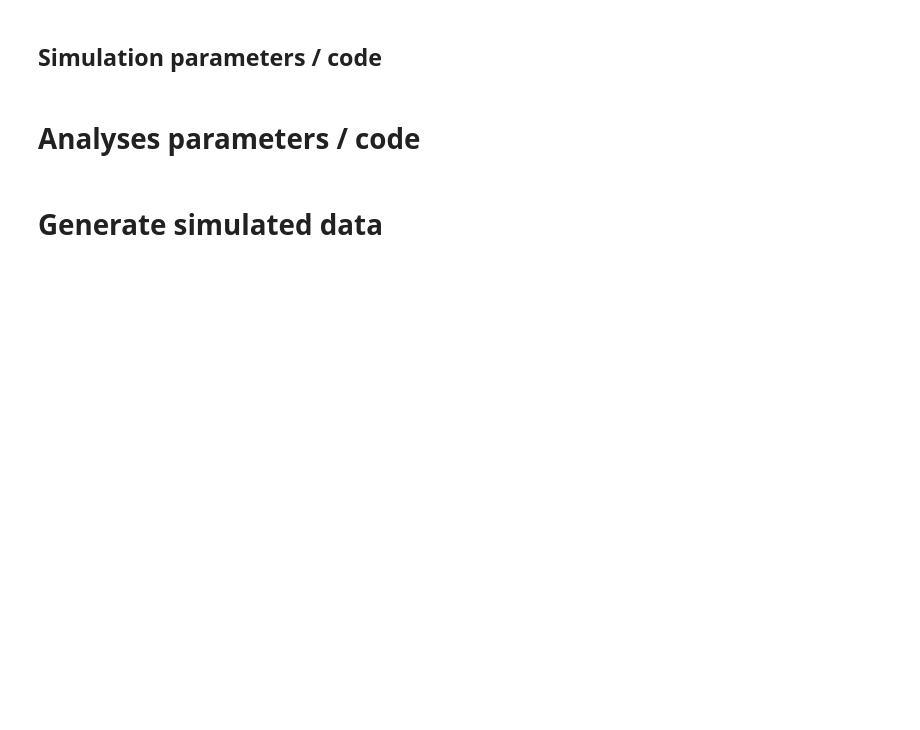
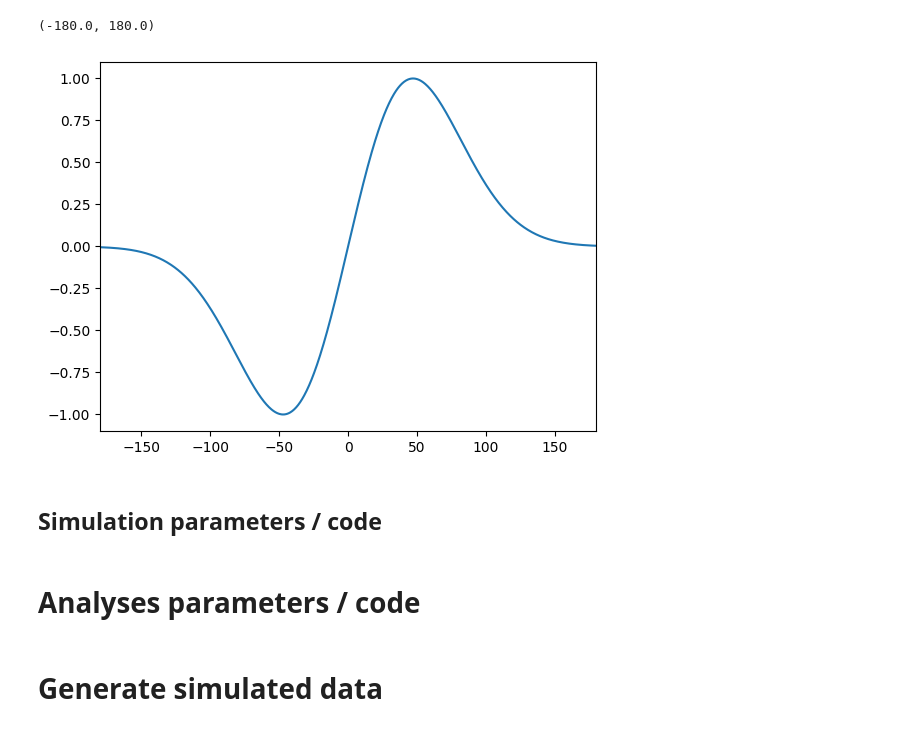
Before and after one commit to jmourabarbosa/sb_for_david, a Jupyter notebook: dd_simulations/run_sims.ipynb, the cells around one changed output. Cells and saved outputs as stored; diff of their text form; code cells hidden in the pictures; blank space fills up the shorter version.

```diff
--- a/dd_simulations/run_sims.ipynb
+++ b/dd_simulations/run_sims.ipynb
@@ -8,6 +8,20 @@ import multiprocessing
 num_cores = multiprocessing.cpu_count()
 from pickle import dump
 from astropy.stats import circmean
+# %%
+# parameters for serial biases simulated as a DoG
+a = 1 # serial biases strength: 0.1 for foster fig 1. 0.06 for experiment average fig4
+w=0.015  # width of serial biases function
+c = sqrt(2)/pow(np.e,-0.5)
+
+def dog(x):
+    return x*a*w*c*exp(-(w*x)**2)
+
+plt.plot(np.linspace(-180,180,1000),dog(np.linspace(-180,180,1000)))
+plt.xlim(-180,180)
+# %% [output]
+(-180.0, 180.0)
+[figure, added]
 # %% [markdown]
 ## Simulation parameters / code
 # %%
```
Also changed, not shown: parts of 5 cells of this notebook.
